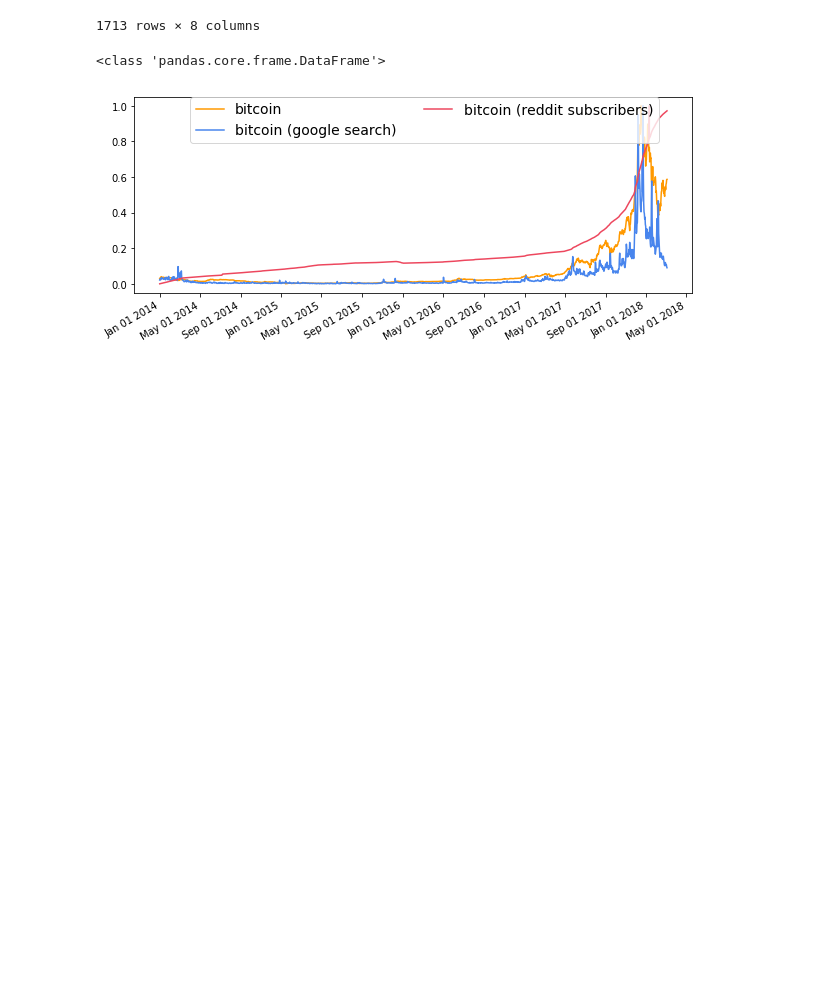
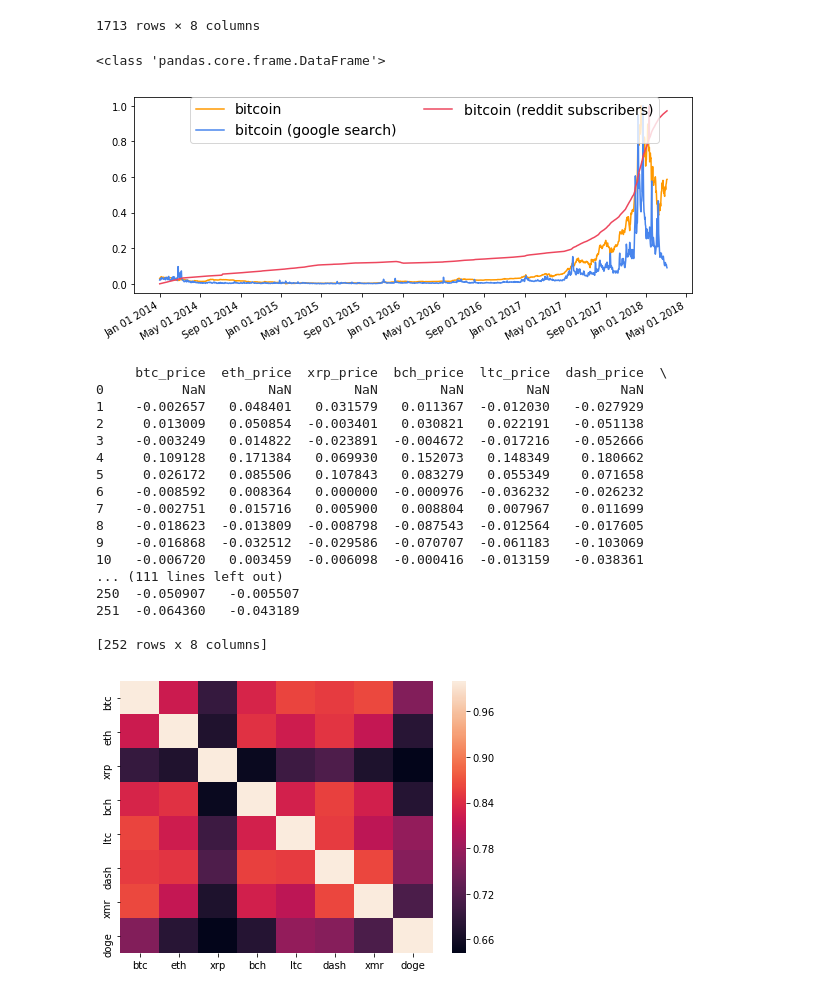
Before and after one commit to kejsiStruga/bitcoin-price-prediction, a Jupyter notebook: Data Gathering.ipynb, the cells around one changed output. Drawn from its saved outputs; the diff is of its cells as text; code cells hidden in the pictures; blank space fills up the shorter version.

Commit message:
Pearson correlation

```diff
--- a/Data Gathering.ipynb
+++ b/Data Gathering.ipynb
@@ -215,3 +215,53 @@ plt.show()
 # %% [output]
 <class 'pandas.core.frame.DataFrame'>
 [figure]
+# %%
+# Pearson correlation on all data sources
+import pandas as pd
+import seaborn as sns
+import matplotlib.pyplot as plt
+
+my_cryptory = Cryptory(from_date="2018-01-01")
+all_coins_df = my_cryptory.extract_bitinfocharts("btc")
+# coins of interest
+bitinfocoins = ["btc", "eth", "xrp", "bch", "ltc", "dash", "xmr", "doge"]
+for coin in bitinfocoins[1:]:
+    all_coins_df = all_coins_df.merge(my_cryptory.extract_bitinfocharts(coin), on="date", how="left")
+# date column not need for upcoming calculations
+all_coins_df = all_coins_df.drop('date', axis=1)
+# Percentage change =>
+# first calculate: Increase = y_t - y_(t-1) then calculate: %Increace = (Increase-y_(t-1))*100
+"""
+    %Increase is used both to track the prices of individual securities and
+    of large market indexes, as well as comparing the values of different currencies.
+    Balance sheets with comparative financial statements will generally include the
+    prices of specific assets at different points in time along with the percentage
+    changes over the accompanying periods of time.
+""""
+# Compute pairwise correlation of columns, excluding NA/null values
+corr = all_coins_df.pct_change().corr(method='pearson')
+fig, ax = plt.subplots(figsize=(7,5))
+sns.heatmap(corr,
+            xticklabels=[col.replace("_price", "") for col in corr.columns.values],
+            yticklabels=[col.replace("_price", "") for col in corr.columns.values],
+            annot_kws={"size": 16})
+plt.show()
+# %% [output]
+     btc_price  eth_price  xrp_price  bch_price  ltc_price  dash_price  \
+0          NaN        NaN        NaN        NaN        NaN         NaN
+1    -0.002657   0.048401   0.031579   0.011367  -0.012030   -0.027929
+2     0.013009   0.050854  -0.003401   0.030821   0.022191   -0.051138
+3    -0.003249   0.014822  -0.023891  -0.004672  -0.017216   -0.052666
+4     0.109128   0.171384   0.069930   0.152073   0.148349    0.180662
+5     0.026172   0.085506   0.107843   0.083279   0.055349    0.071658
+6    -0.008592   0.008364   0.000000  -0.000976  -0.036232   -0.026232
+7    -0.002751   0.015716   0.005900   0.008804   0.007967    0.011699
+8    -0.018623  -0.013809  -0.008798  -0.087543  -0.012564   -0.017605
+9    -0.016868  -0.032512  -0.029586  -0.070707  -0.061183   -0.103069
+10   -0.006720   0.003459  -0.006098  -0.000416  -0.013159   -0.038361
+... (111 lines left out)
+250  -0.050907   -0.005507
+251  -0.064360   -0.043189
+
+[252 rows x 8 columns]
+[figure, added]
```
Also changed, not shown: parts of 5 cells of this notebook.
